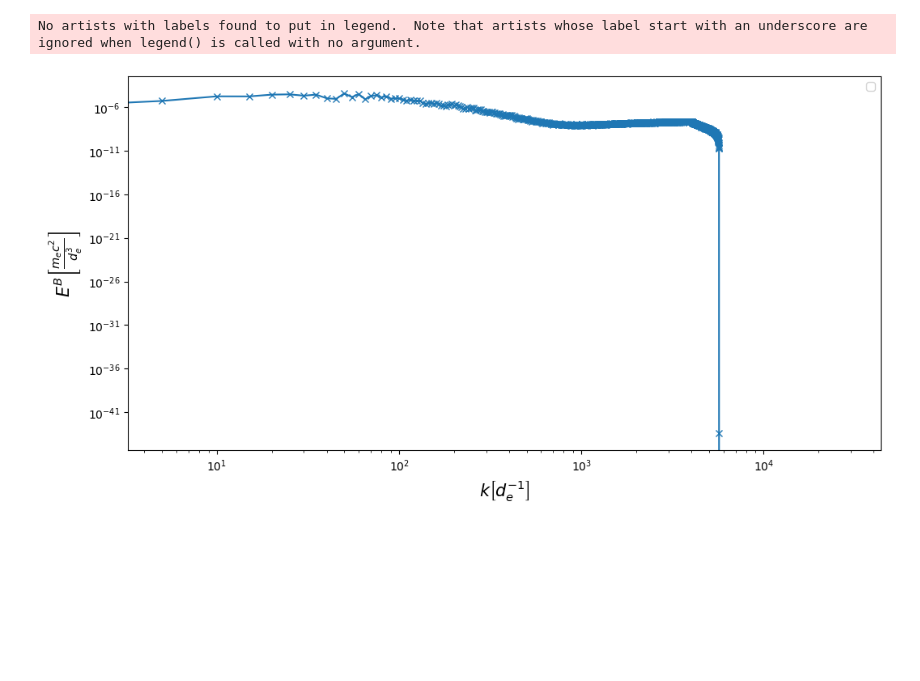
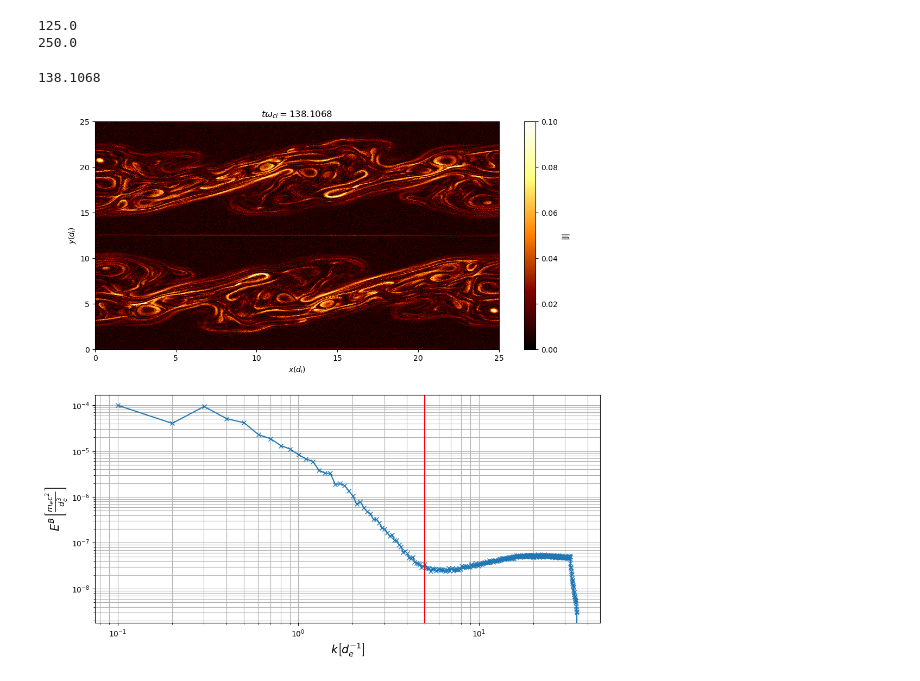
Before and after one commit to jgoodwill1/TurbPy, a Jupyter notebook: Analysis/Jupyter/spectrum.ipynb, the cells around one changed output. Drawn from its saved outputs; the diff is of its cells as text; code cells hidden in the pictures; blank space fills up the shorter version.

```diff
--- a/Analysis/Jupyter/spectrum.ipynb
+++ b/Analysis/Jupyter/spectrum.ipynb
@@ -47,12 +47,17 @@ dez = ds['ez'] - np.mean(ds['ez'])
 # %%
 def flip2D(var):
   var_flip = np.flip(var, axis = 0)
-
+  var_flip = np.flip(var_flip, axis = 1)
   var_per = np.concatenate((var, var_flip))
   return var_per
 # %%
 dsi = tb.load_vars(dirs, t, 'ion')
 jz_per = flip2D(ds['jz'] + dsi['jz'])
+jx = (ds['jx'] + dsi['jx'])
+jy = (ds['jy'] + dsi['jy'])
+jz = (ds['jz'] + dsi['jz'])
+j = np.sqrt(jx**2 + jy**2 + jz**2)
+j_per = flip2D(j)
 # %%
 dbx_flip = np.flip(dbx, axis = 0)
 dbx_per = np.concatenate((dbx, dbx_flip))
@@ -88,4 +93,4 @@ plt.savefig(figs + f'Jzp_{t}.jpg', dpi = 400)
 # %%
 # k, fft = tb.EnSpec2D(dbx, dby,  numbins = 10 * nx, lx = lx, ly = ly)
 # k, fft = tb.EnSpec2D(dex_per, dey_per, dez_per, numbins = 15 * nx, lx = lx_de, ly = lx_de)\
-k, fft = tb.EbSpec2D(dbx_per, dby_per)
+k, fft = tb.EbSpec2D(dbx_per, dby_per, dbz_per, lx = lx_de, ly = ly_de)
@@ -92,16 +117,31 @@ k, fft = tb.EbSpec2D(dbx_per, dby_per)
+# %%
+print(lx_de)
+print(ly_de)
+# %% [output]
+125.0
+250.0
+# %%
+print(twci[250])
+# %% [output]
+138.1068
 # %%
 x = np.linspace(10**(-1), 1, 100)
 y = tb.powrl(x, 3 *10**(-8), a = -8/3)
 # %%
-fig, ax1 = plt.subplots(1, 1, figsize = (12, 6))
-ax1.loglog(k, fft, marker = 'x')
-# ax1.loglog(x,y, color = 'black', linestyle = '--',label = r'$k^{-8/3}$')
-# ax1.set_ylim(10**(-9), 5 * 10**(-2))
-# ax1.set_ylim(5 * 10**(-10), 5 * 10**(-4))
-ax1.set_ylabel(r'$E^B \left[ \frac{m_e c^2}{d_e^3}  \right]$', size  = 15)
-ax1.set_xlabel(r'$k  \left[ d_e^{-1}    \right]$', size = 15)
-ax1.legend()
+fig, ax1 = plt.subplots(2, 1, figsize = (12, 12))
+
+
+cm1 = ax1[0].pcolormesh(lyr_di, lyr_di, j_per, cmap = 'afmhot', vmin = 0, vmax = 0.1)
+ax1[0].set_xlabel(r'$x(d_i)$')
+ax1[0].set_ylabel(r'$y(d_i)$')
+ax1[0].set_title(r'$t \omega_{ci} = $'f'{twci[250]}')
+fig.colorbar(cm1, label = '|J|')
+
+ax1[1].loglog(k[1:], fft[1:], marker = 'x')
+ax1[1].axvline(5, color = 'red')
+ax1[1].set_ylabel(r'$E^B \left[ \frac{m_e c^2}{d_e^3}  \right]$', size  = 15)
+ax1[1].set_xlabel(r'$k  \left[ d_e^{-1}    \right]$', size = 15)
+ax1[1].grid(which = 'both')
 fig.savefig(figs + f'spect_{t}.jpg', dpi = 400)
 # %% [output]
-No artists with labels found to put in legend.  Note that artists whose label start with an underscore are ignored when legend() is called with no argument.
-[figure, old version]
+[figure, new version]
```
Also changed, not shown: parts of 2 cells of this notebook, 10 other files.
